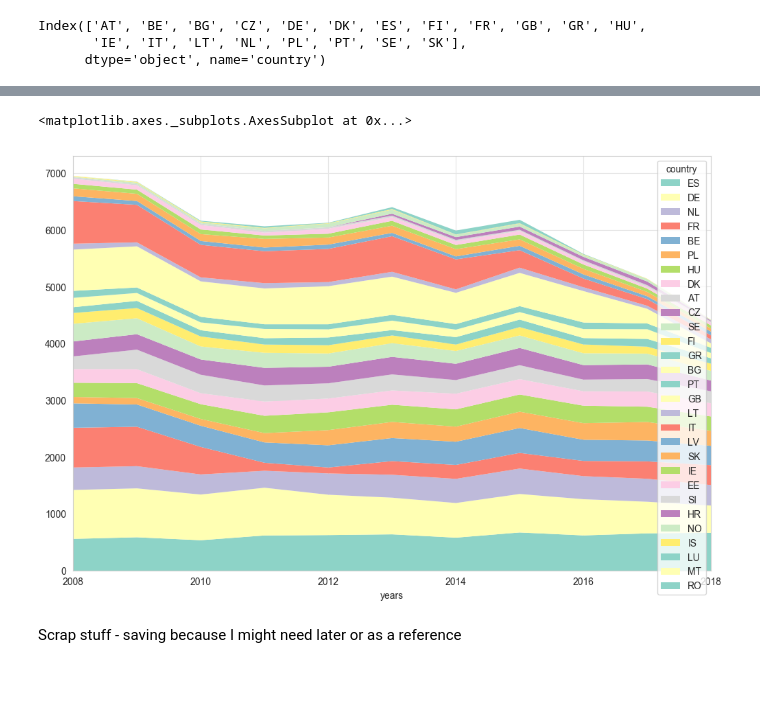
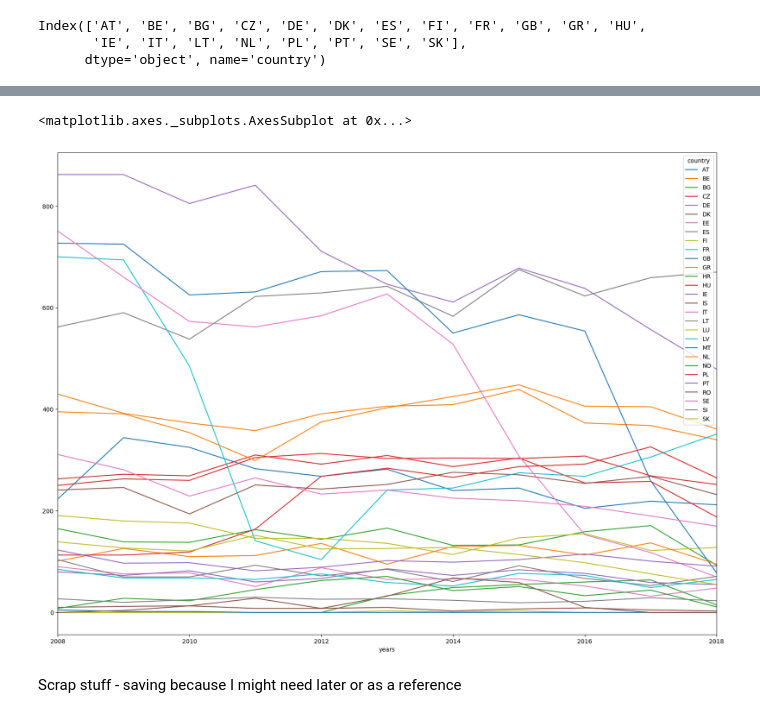
Before and after one commit to ebmdatalab/euctr_country_level_analysis, a Jupyter notebook: EUCTR Trends/Time Trends.ipynb, the cells around one changed output, grey strips where cells are left out. Drawn from its saved outputs; the diff is of its cells as text; code cells hidden in the pictures; blank space fills up the shorter version.

```diff
--- a/EUCTR Trends/Time Trends.ipynb
+++ b/EUCTR Trends/Time Trends.ipynb
@@ -197,12 +171,9 @@ plt.show()
-# %%
-fig, ax = plt.subplots(figsize=(12,8), dpi = 100)
-
-# Reorder the columns by count in the last year
-df = all_pivoted_cad.reindex(all_pivoted_cad.loc[2018].sort_values(ascending=False).index, axis=1)
-df.plot(ax=ax, kind='area', linewidth=0)
-# %% [output]
-<matplotlib.axes._subplots.AxesSubplot at 0x...>
-[figure, removed]
+# %%
+fig, ax = plt.subplots(figsize=(20,15), dpi = 100)
+all_pivoted_cad.plot(ax=ax)
+# %% [output]
+<matplotlib.axes._subplots.AxesSubplot at 0x...>
+[figure, added]
 # %% [markdown]
 Scrap stuff - saving because I might need later or as a reference
 # %%
```
Also changed, not shown: parts of 9 cells of this notebook.
